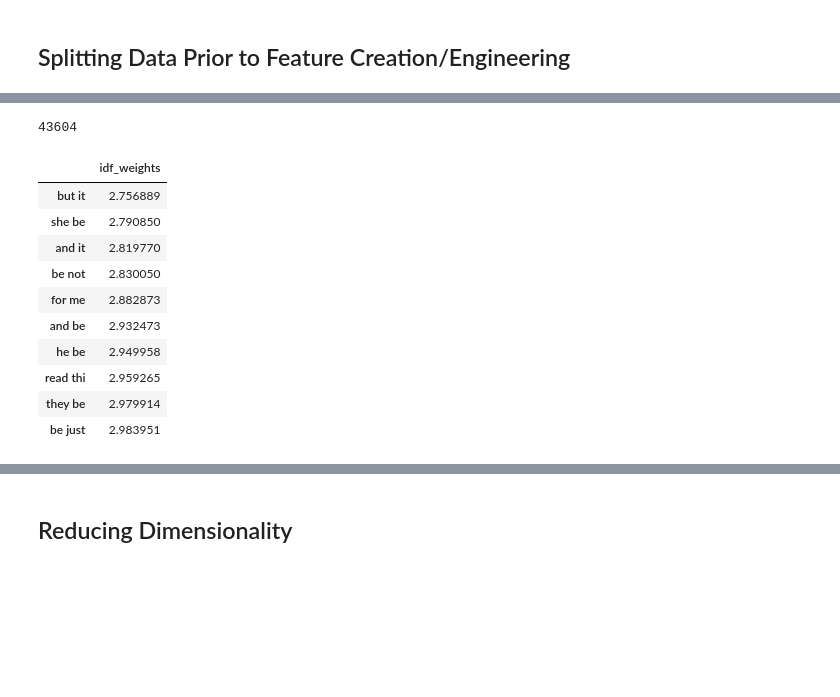
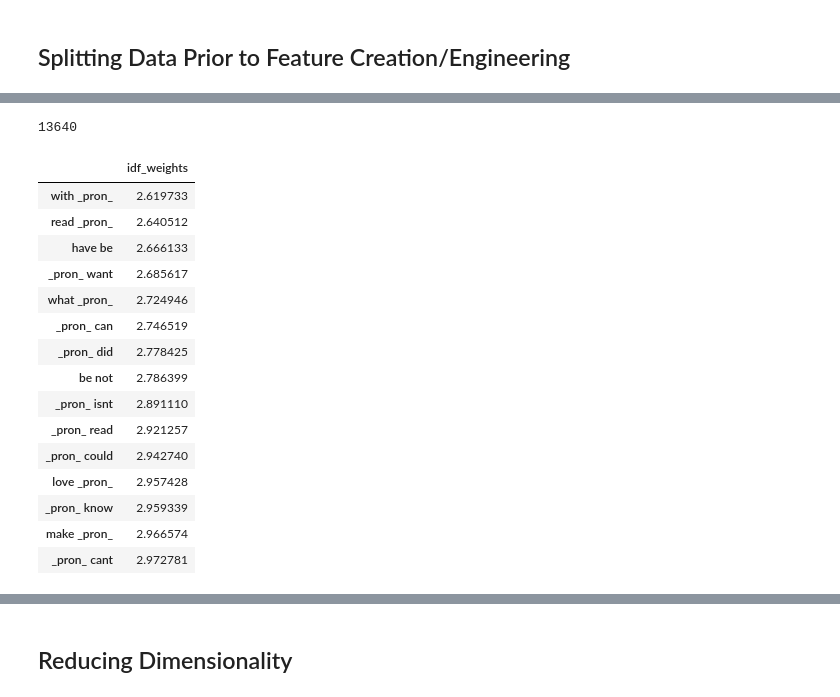
Before and after one commit to dwitten392/Springboard---DW, a Jupyter notebook: Captstone 2 - Goodreads Reviews/Goodreads Book Reviews.ipynb, the cells around one changed output, grey strips where cells are left out. Saved outputs shown, nothing was run; the diff lists cells and outputs as text; code cells hidden in the pictures; blank space fills up the shorter version.

```diff
--- a/Captstone 2 - Goodreads Reviews/Goodreads Book Reviews.ipynb
+++ b/Captstone 2 - Goodreads Reviews/Goodreads Book Reviews.ipynb
@@ -156,0 +150,4 @@ Name: rating, dtype: int64
+# %%
+#append the downsampled positive reviews to the new dataframe
+df = df.loc[df.rating != 1].append(df1)
+len(df)
@@ -157,8 +159,12 @@ Name: rating, dtype: int64
 # %%
 #building out a normalization dict to perform prior to stemming
 normalization_dict = {'was' : 'be', 'is' : 'be', 'are': 'be', 'been': 'be', 'were': 'be', 'am' : 'be',
-                      'wasnt':'isnt', 'was not':'isnt', 'are not':'isnt', 'arent':'isnt', 'werent':'isnt', 'were not':'isnt',
-                      'so': '', 'such':'', 'the' : '', 'a': '', 'an' : '', 'to': '', 'of':'', 'in':''}
+                      'wasnt':'isnt', 'arent':'isnt', 'werent':'isnt', 'does': 'do', 'has': 'have', 'had' : 'have',
+                      'so':'', 'such':'', 'the':'', 'a':'', 'an':'', 'to': '', 'of':'', 'in':'', 'on':'', 'all':'',
+                      'for':'', 'about':'', 'at':'', 'that':'', 'this':'', 'probably':'', 'just':'', 'as':'',
+                      '1':'one', '2':'two', '3':'three', '4':'four', '5':'five', '6':'six', '7':'seven', '8':'eight', '9':'nine', #numbers
+                      'he':'_pron_', 'she':'_pron_', 'i':'_pron_', 'we':'_pron_', 'you':'_pron_', 'it':'_pron_', 'they':'_pron_', #personal subject pronouns
+                      'me':'_pron_', 'us':'_pron_', 'her':'_pron_', 'him':'_pron_', 'them':'_pron_', 'his':'_pron_'} #obj pronouns
 # %%
 #writing a preprocessing and normalization function
 
@@ -180,8 +186,8 @@ def basic_preprocessor(text):
     #use the normalization words
     normalization_words = [normalization_dict[word] if word in normalization_dict.keys() else word for word in words]
 
-    # stem words
-    stemmed_words=[porter_stemmer.stem(word=word) for word in normalization_words]
+    # stem words that aren't blank
+    stemmed_words=[porter_stemmer.stem(word=word) for word in normalization_words if word != ""]
 
     return ' '.join(stemmed_words)
 # %% [markdown]
@@ -222,7 +228,7 @@ del(df)
 #I use 20% because only using bigrams due to memory constraints (would use 25 - 30% if included 1-grams)
 from sklearn.feature_extraction.text import TfidfVectorizer
 
-tfidf_vectorizer = TfidfVectorizer(sublinear_tf=True, use_idf=True, max_df = 0.20, min_df = 180, ngram_range = (2,2),
+tfidf_vectorizer = TfidfVectorizer(sublinear_tf=True, use_idf=True, max_df = 0.20, min_df = 400, ngram_range = (2,2),
                                   lowercase = False)
 # %%
 tfidf_vectors_train = tfidf_vectorizer.fit_transform(X_train.review_text)
@@ -255,26 +261,31 @@ tfidf_vectors_train.shape
 # %%
 #checking if some expected words are in our vocab to deterime if 20% is an OK cutoff for frequency
-tfidf_vectorizer.vocabulary_['isnt it']
+tfidf_vectorizer.vocabulary_['isnt _pron_']
 # %% [output]
-43604
+13640
 # %%
 # print idf values
 df_idf = pd.DataFrame(tfidf_vectorizer.idf_, index=tfidf_vectorizer.get_feature_names(),columns=["idf_weights"])
 
 # sort ascending
-df_idf.sort_values(by=['idf_weights']).iloc[:10]
+df_idf.sort_values(by=['idf_weights']).iloc[:15]
 # %% [output]
 |  | idf_weights |
-| but it | 2.756889 |
-| she be | 2.790850 |
-| and it | 2.819770 |
-| be not | 2.830050 |
-| for me | 2.882873 |
-| and be | 2.932473 |
-| he be | 2.949958 |
-| read thi | 2.959265 |
-| they be | 2.979914 |
-| be just | 2.983951 |
+| with _pron_ | 2.619733 |
+| read _pron_ | 2.640512 |
+| have be | 2.666133 |
+| _pron_ want | 2.685617 |
+| what _pron_ | 2.724946 |
+| _pron_ can | 2.746519 |
+| _pron_ did | 2.778425 |
+| be not | 2.786399 |
+| _pron_ isnt | 2.891110 |
+| _pron_ read | 2.921257 |
+| _pron_ could | 2.942740 |
+| love _pron_ | 2.957428 |
+| _pron_ know | 2.959339 |
+| make _pron_ | 2.966574 |
+| _pron_ cant | 2.972781 |
 # %%
 feature_names = tfidf_vectorizer.get_feature_names()
 
```
Also changed, not shown: parts of 37 cells of this notebook.
